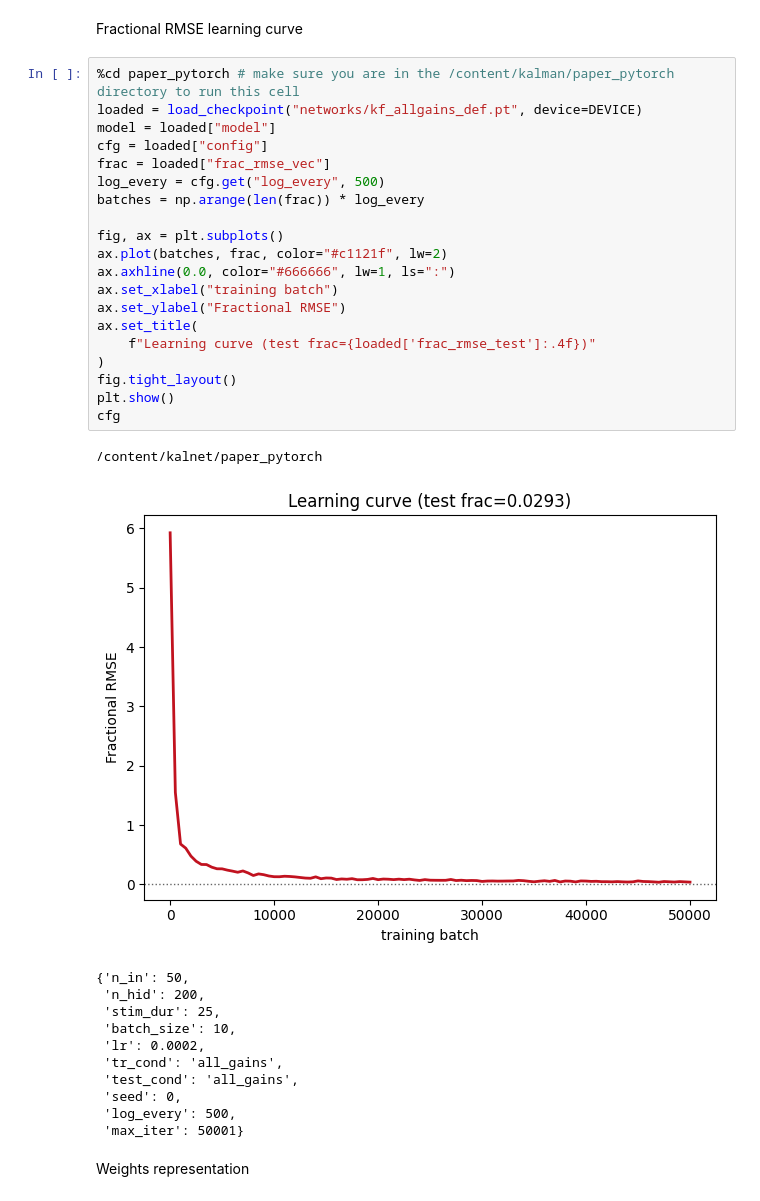
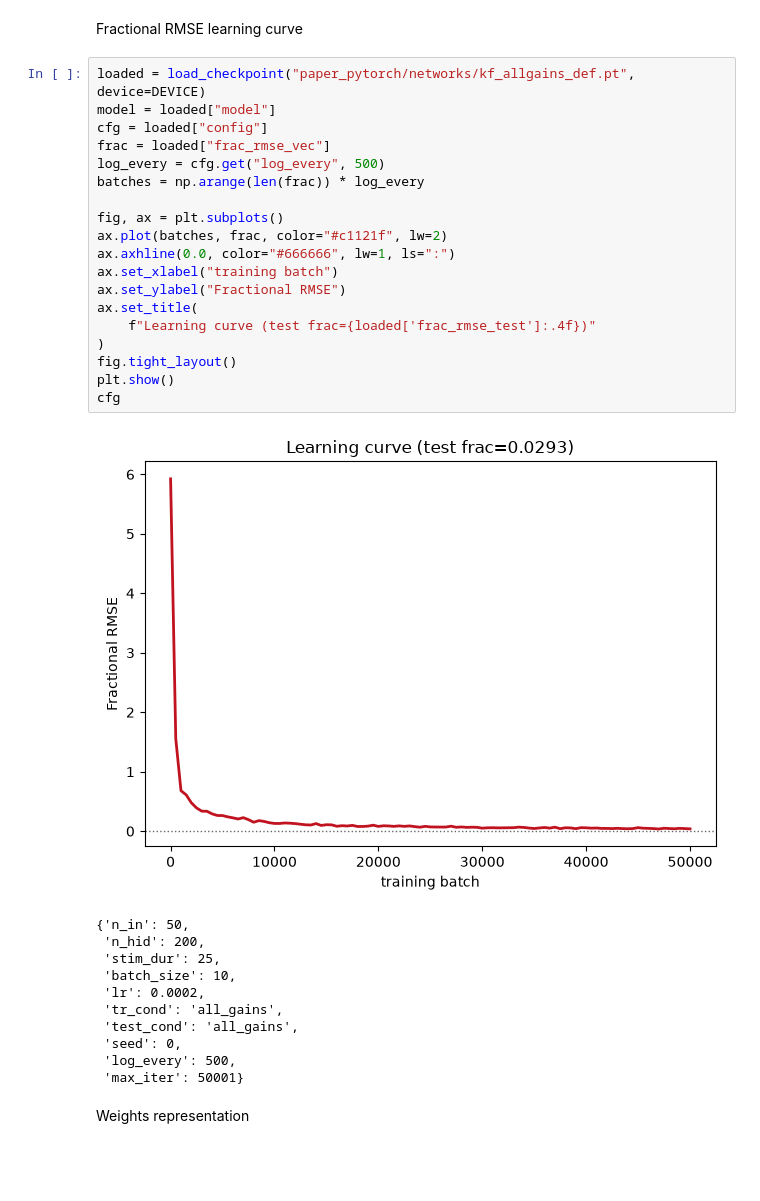
Before and after one commit to jgrk28/kalnet, a Jupyter notebook: notebooks/training.ipynb, the cells around one changed output. Saved outputs shown, nothing was run; the diff lists cells and outputs as text; blank space fills up the shorter version.

```diff
--- a/notebooks/training.ipynb
+++ b/notebooks/training.ipynb
@@ -58,38 +73,36 @@ print(
 # %% [markdown]
 Fractional RMSE learning curve
 # %%
-%cd paper_pytorch # make sure you are in the /content/kalman/paper_pytorch directory to run this cell
-loaded = load_checkpoint("networks/kf_allgains_def.pt", device=DEVICE)
+loaded = load_checkpoint("paper_pytorch/networks/kf_allgains_def.pt", device=DEVICE)
 model = loaded["model"]
 cfg = loaded["config"]
 frac = loaded["frac_rmse_vec"]
 log_every = cfg.get("log_every", 500)
 batches = np.arange(len(frac)) * log_every
 
 fig, ax = plt.subplots()
 ax.plot(batches, frac, color="#c1121f", lw=2)
 ax.axhline(0.0, color="#666666", lw=1, ls=":")
 ax.set_xlabel("training batch")
 ax.set_ylabel("Fractional RMSE")
 ax.set_title(
     f"Learning curve (test frac={loaded['frac_rmse_test']:.4f})"
 )
 fig.tight_layout()
 plt.show()
 cfg
 # %% [output]
+[figure, new version]
-/content/kalnet/paper_pytorch
+{'n_in': 50,
+ 'n_hid': 200,
+ 'stim_dur': 25,
+ 'batch_size': 10,
+ 'lr': 0.0002,
+ 'tr_cond': 'all_gains',
+ 'test_cond': 'all_gains',
+ 'seed': 0,
+ 'log_every': 500,
+ 'max_iter': 50001}
-[figure, old version]
-{'n_in': 50,
- 'n_hid': 200,
- 'stim_dur': 25,
- 'batch_size': 10,
- 'lr': 0.0002,
- 'tr_cond': 'all_gains',
- 'test_cond': 'all_gains',
- 'seed': 0,
- 'log_every': 500,
- 'max_iter': 50001}
 # %% [markdown]
 Weights representation
 # %%
```
Also changed, not shown: parts of 8 cells of this notebook, 5 other files.
